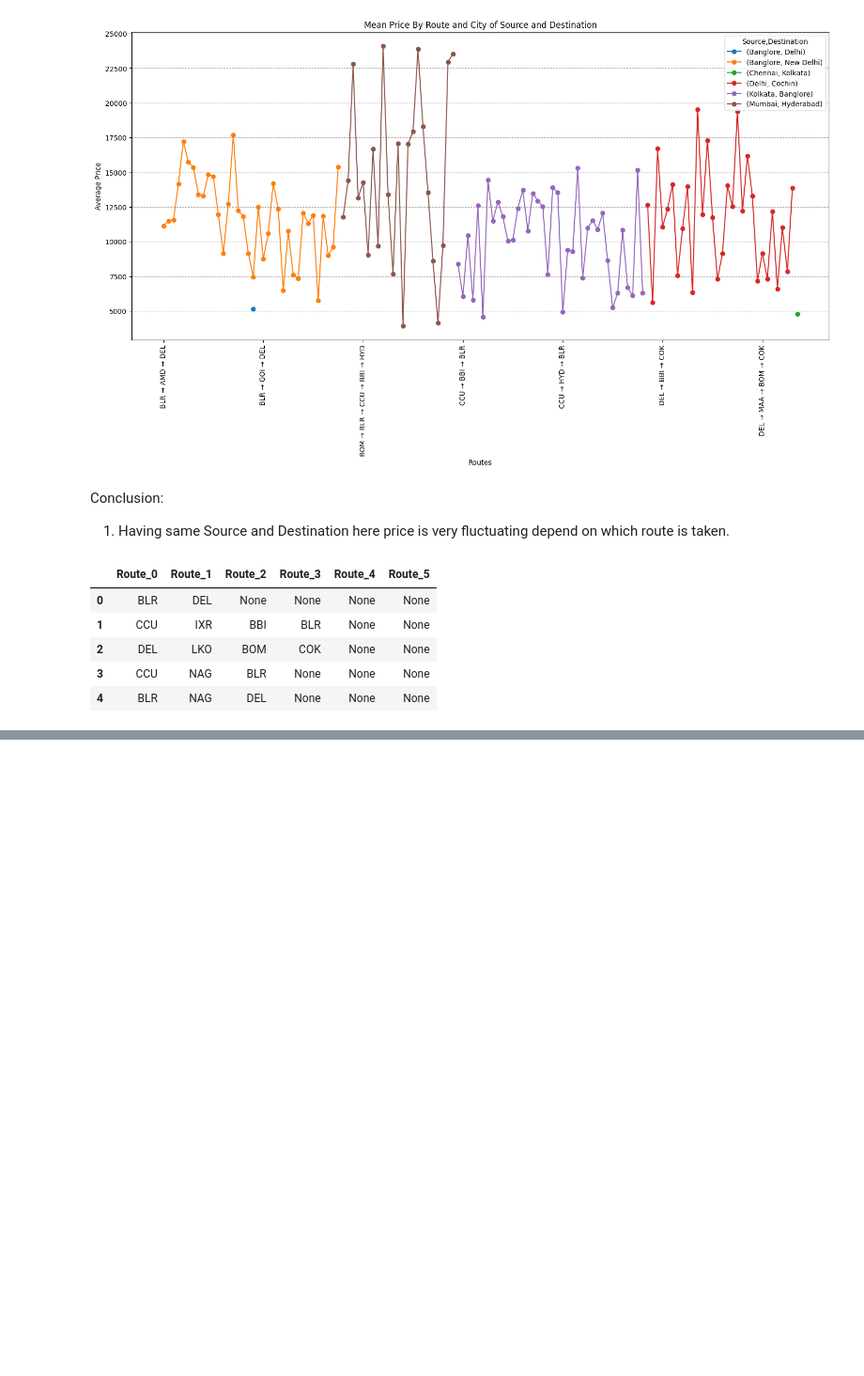
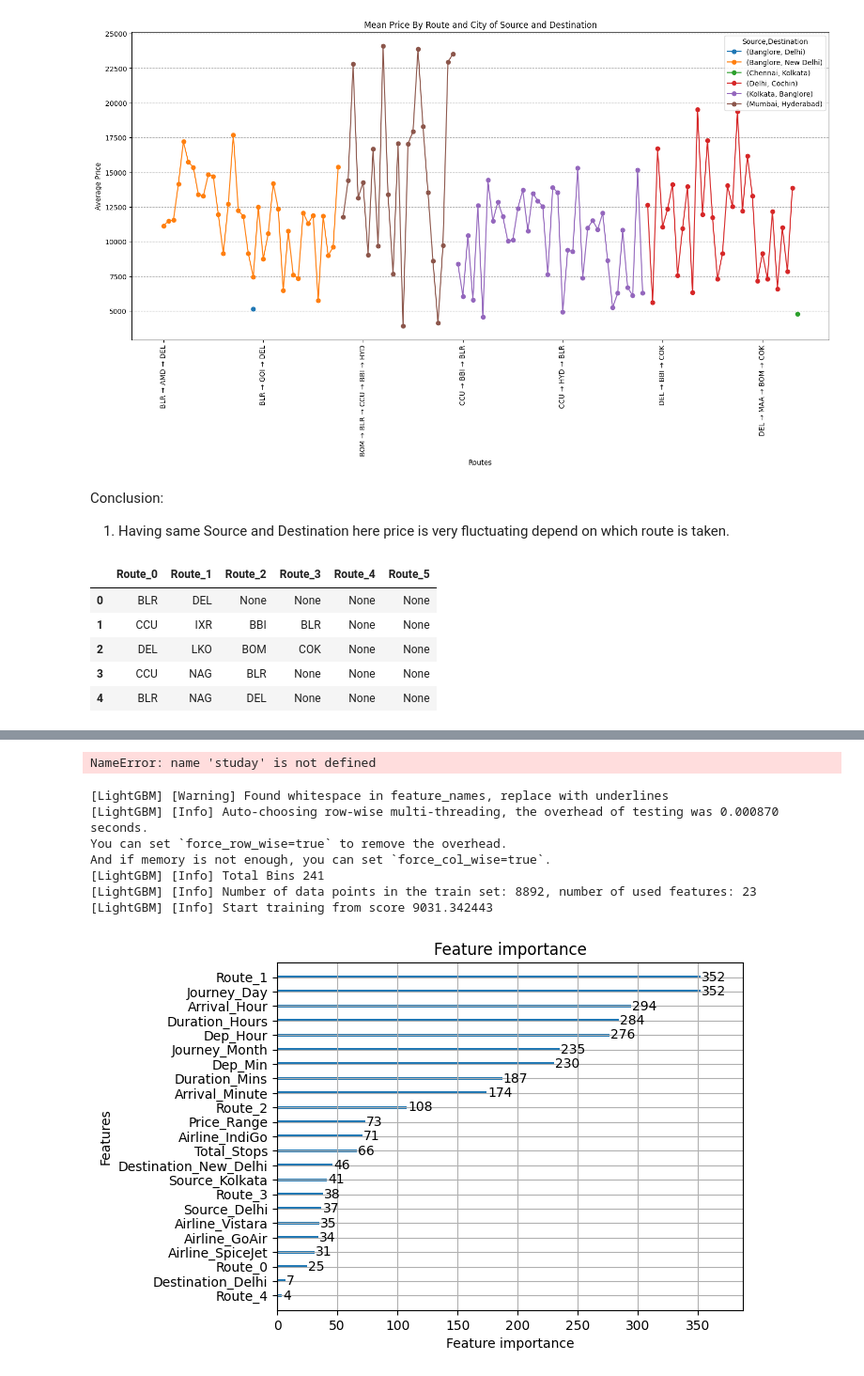
Before and after one commit to ganeshss0/flight-fare-prediction, a Jupyter notebook: notebooks/Flight Fare Prediction.ipynb, the cells around one changed output, grey strips where cells are left out. Shown at 94% size. Drawn from its saved outputs; the diff is of its cells as text; code cells hidden in the pictures; blank space fills up the shorter version.

```diff
--- a/notebooks/Flight Fare Prediction.ipynb
+++ b/notebooks/Flight Fare Prediction.ipynb
@@ -990,0 +1090,5 @@ from c
+# %%
+# Adding Airlines, Source, Destination and Route to train
+
+df_train = pd.concat([df, Airlines, Source, Destination, Route], axis=1)
+df_train.head()
@@ -990,0 +1102,3 @@ from c
+# %%
+# Droping Airline, Source, Destination, Route from train
+df_train.drop(columns=['Airline', 'Source', 'Destination', 'Route'], inplace=True)
@@ -990,0 +1141,9 @@ from c
+# %%
+# test data
+df_test = df_train[df_train['Price'].isna()]
+
+# train data
+df_train = df_train.dropna(subset=['Price'])
+
+# droping Price column from test as it is null
+df_test = df_test.drop(columns=['Price'])
@@ -990,0 +1187,40 @@ from c
+# %%
+X = df_train.drop(
+    columns=[
+        "Price", "Source_Chennai", "Source_Mumbai",
+        "Airline_Others", "Route_5", "Airline_Multiple carriers",
+        "Airline_Jet Airways", "Airline_Air India", "Airline_Multiple carriers",
+        "Airline_Jet Airways", "Airline_Air India", "Destination_Cochin",
+        "Destination_Kolkata", "Destination_Hyderabad"
+        ])
+y = df_train['Price']
+# %%
+from sklearn.metrics import mean_squared_error, r2_score
+from tqdm.auto import tqdm, trange
+from lightgbm import LGBMRegressor
+
+attempts = {}
+best_score = float('inf')
+
+for i in tqdm(trange(1, 500)):
+    X_train, X_test, y_train, y_test = train_test_split(X, y, test_size=0.15, random_state=i)
+
+    lgbm = LGBMRegressor(**studay)
+# %% [output]
+NameError: name 'studay' is not defined
+# %%
+from sklearn.metrics import mean_squared_error, r2_score
+from lightgbm import LGBMRegressor, plot_importance
+lgb = LGBMRegressor(objective = "regression")
+X_train, X_test, y_train, y_test = train_test_split(X, y, test_size=0.15, random_state=7)
+lgb.fit(X_train, y_train)
+plot_importance(lgb);
+# %% [output]
+[LightGBM] [Warning] Found whitespace in feature_names, replace with underlines
+[LightGBM] [Info] Auto-choosing row-wise multi-threading, the overhead of testing was 0.000870 seconds.
+You can set `force_row_wise=true` to remove the overhead.
+And if memory is not enough, you can set `force_col_wise=true`.
+[LightGBM] [Info] Total Bins 241
+[LightGBM] [Info] Number of data points in the train set: 8892, number of used features: 23
+[LightGBM] [Info] Start training from score 9031.342443
+[figure, added]
```
Also changed, not shown: parts of 34 cells of this notebook, 1 other file.
